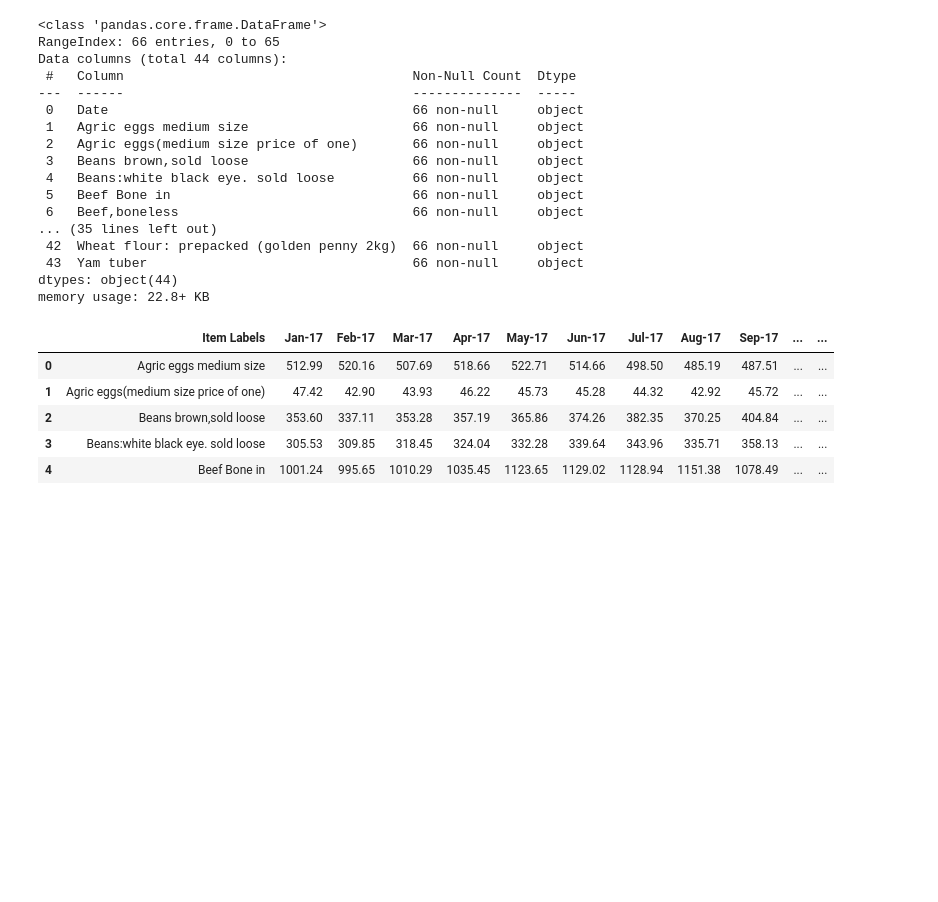
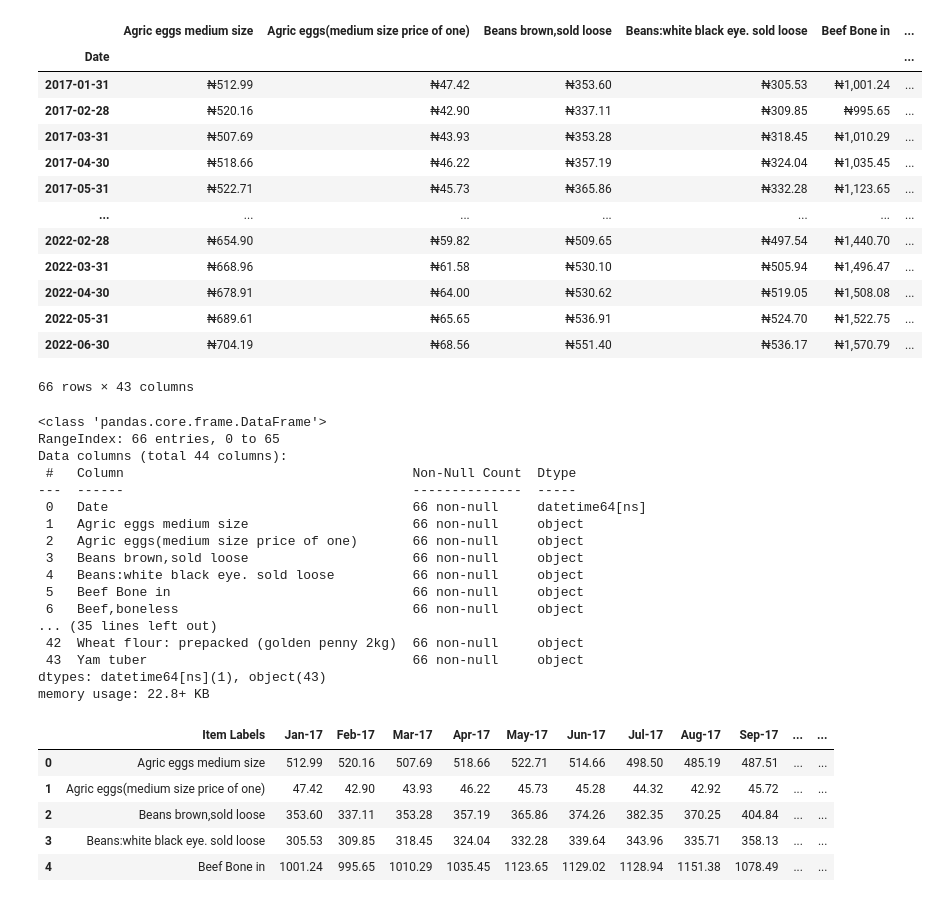
Before and after one commit to TheBlueZayn/Analysis-of-Nigerian-Food-Prices, a Jupyter notebook: food_prices.ipynb, the cells around one changed output. Cells and saved outputs as stored; diff of their text form; code cells hidden in the pictures; blank space fills up the shorter version.

```diff
--- a/food_prices.ipynb
+++ b/food_prices.ipynb
@@ -14,4 +14,23 @@ df.head()
 5 rows × 44 columns
+# %%
+df["Date"] = pd.to_datetime(df["Date"])
+# %%
+df.set_index("Date")
+# %% [output]
+|  | Agric eggs medium size | Agric eggs(medium size price of one) | Beans brown,sold loose | Beans:white black eye. sold loose | Beef Bone in | ... |
+| Date |  |  |  |  |  | ... |
+| 2017-01-31 | ₦512.99 | ₦47.42 | ₦353.60 | ₦305.53 | ₦1,001.24 | ... |
+| 2017-02-28 | ₦520.16 | ₦42.90 | ₦337.11 | ₦309.85 | ₦995.65 | ... |
+| 2017-03-31 | ₦507.69 | ₦43.93 | ₦353.28 | ₦318.45 | ₦1,010.29 | ... |
+| 2017-04-30 | ₦518.66 | ₦46.22 | ₦357.19 | ₦324.04 | ₦1,035.45 | ... |
+| 2017-05-31 | ₦522.71 | ₦45.73 | ₦365.86 | ₦332.28 | ₦1,123.65 | ... |
+| ... | ... | ... | ... | ... | ... | ... |
+| 2022-02-28 | ₦654.90 | ₦59.82 | ₦509.65 | ₦497.54 | ₦1,440.70 | ... |
+| 2022-03-31 | ₦668.96 | ₦61.58 | ₦530.10 | ₦505.94 | ₦1,496.47 | ... |
+| 2022-04-30 | ₦678.91 | ₦64.00 | ₦530.62 | ₦519.05 | ₦1,508.08 | ... |
+| 2022-05-31 | ₦689.61 | ₦65.65 | ₦536.91 | ₦524.70 | ₦1,522.75 | ... |
+| 2022-06-30 | ₦704.19 | ₦68.56 | ₦551.40 | ₦536.17 | ₦1,570.79 | ... |
+66 rows × 43 columns
 # %%
 df.info()
 # %% [output]
@@ -20,7 +39,7 @@ RangeIndex: 66 entries, 0 to 65
 Data columns (total 44 columns):
  #   Column                                     Non-Null Count  Dtype
 ---  ------                                     --------------  -----
- 0   Date                                       66 non-null     object
+ 0   Date                                       66 non-null     datetime64[ns]
  1   Agric eggs medium size                     66 non-null     object
  2   Agric eggs(medium size price of one)       66 non-null     object
  3   Beans brown,sold loose                     66 non-null     object
@@ -30,7 +49,7 @@ Data columns (total 44 columns):
 ... (35 lines left out)
  42  Wheat flour: prepacked (golden penny 2kg)  66 non-null     object
  43  Yam tuber                                  66 non-null     object
-dtypes: object(44)
+dtypes: datetime64[ns](1), object(43)
 memory usage: 22.8+ KB
 # %%
 # %% [output]
```
Also changed, not shown: parts of 1 cell of this notebook, 3 other files.
